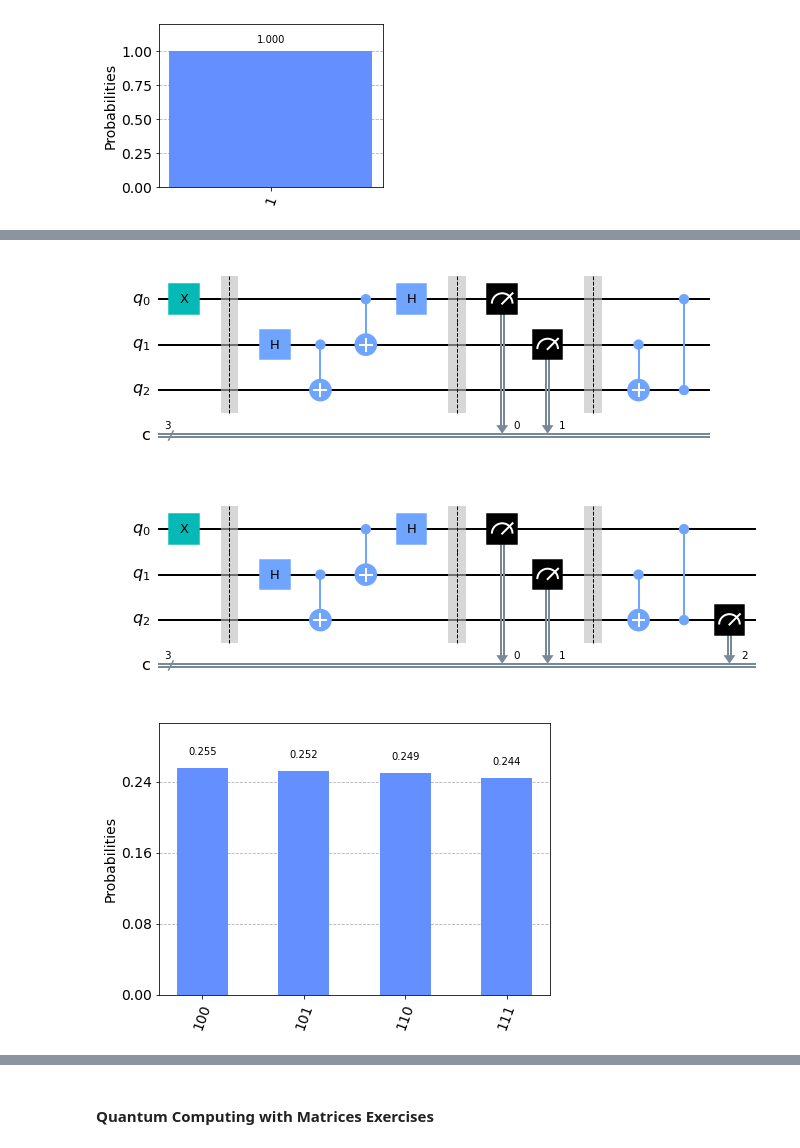
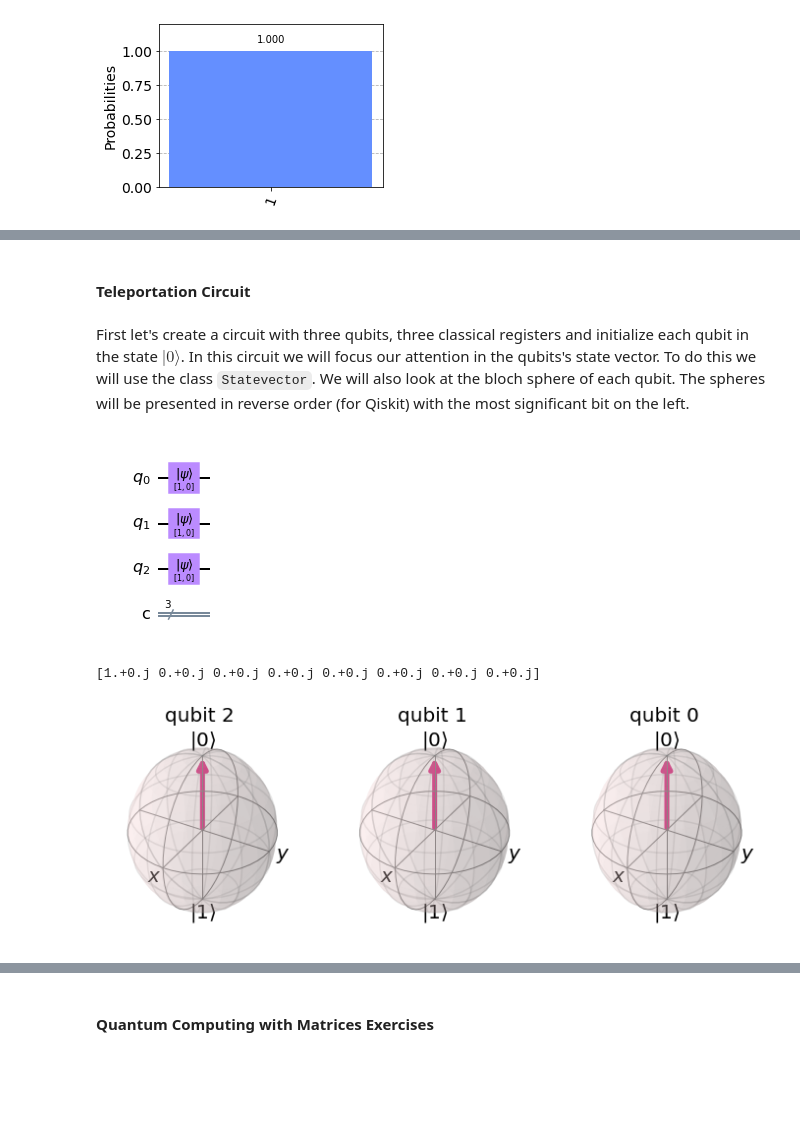
Before and after one commit to gustavomirapalheta/Quantum-Computing-with-Qiskit, a Jupyter notebook: QML_Full_v.2022.07.12.0509.ipynb, the cells around one changed output, grey strips where cells are left out. Cells and saved outputs as stored; diff of their text form; code cells hidden in the pictures; blank space fills up the shorter version.

```diff
--- a/QML_Full_v.2022.07.12.0509.ipynb
+++ b/QML_Full_v.2022.07.12.0509.ipynb
@@ -1505,19 +1253,26 @@ plot_bloch_multivector(resultado.get_statevector(),
-# %%
-# Por último incluimos um Z gate entre as portas
-#  q0 e q2 ...
-circuito.cz(0,2)
-circuito.draw('mpl')
-# %% [output]
-[figure, removed]
-# %%
-# ... e uma medida em no Qubit 2
-circuito.measure(2,2)
-circuito.draw('mpl')
-# %% [output]
-[figure, removed]
-# %%
-# Executando o circuito e obtendo as medidas
-resultado = qk.execute(circuito, sim_valores, shots=10000).result()
-plot_histogram(resultado.get_counts())
-# %% [output]
-[figure, removed]
+# %% [markdown]
+#### **Teleportation Circuit**
+# %% [markdown]
+First let's create  a circuit with three qubits, three classical registers and initialize each qubit in the state $|0\rangle$. In this circuit we will focus our attention in the qubits's state vector. To do this we will use the class `Statevector`. We will also look at the bloch sphere of each qubit. The spheres will be presented in reverse order (for Qiskit) with the most significant bit on the left.
+# %%
+import qiskit as qk
+from qiskit.quantum_info import Statevector
+from qiskit.visualization import plot_bloch_multivector
+qr = qk.QuantumRegister(3,'q')
+cr = qk.ClassicalRegister(3,'c')
+qc = qk.QuantumCircuit(qr,cr)
+qc.initialize([1,0],0)
+qc.initialize([1,0],1)
+qc.initialize([1,0],2)
+display(qc.draw('mpl'))
+
+sv = Statevector.from_label('000')
+state_data = lambda qc,sv: np.round(np.asarray(sv.evolve(qc).data),4)
+state_bloch = lambda qc,sv: plot_bloch_multivector(sv.evolve(qc).data, reverse_bits=True)
+
+print(state_data(qc,sv))
+state_bloch(qc,sv)
+# %% [output]
+[figure, added]
+[1.+0.j 0.+0.j 0.+0.j 0.+0.j 0.+0.j 0.+0.j 0.+0.j 0.+0.j]
+[figure, added]
```
Also changed, not shown: parts of 147 cells of this notebook.
